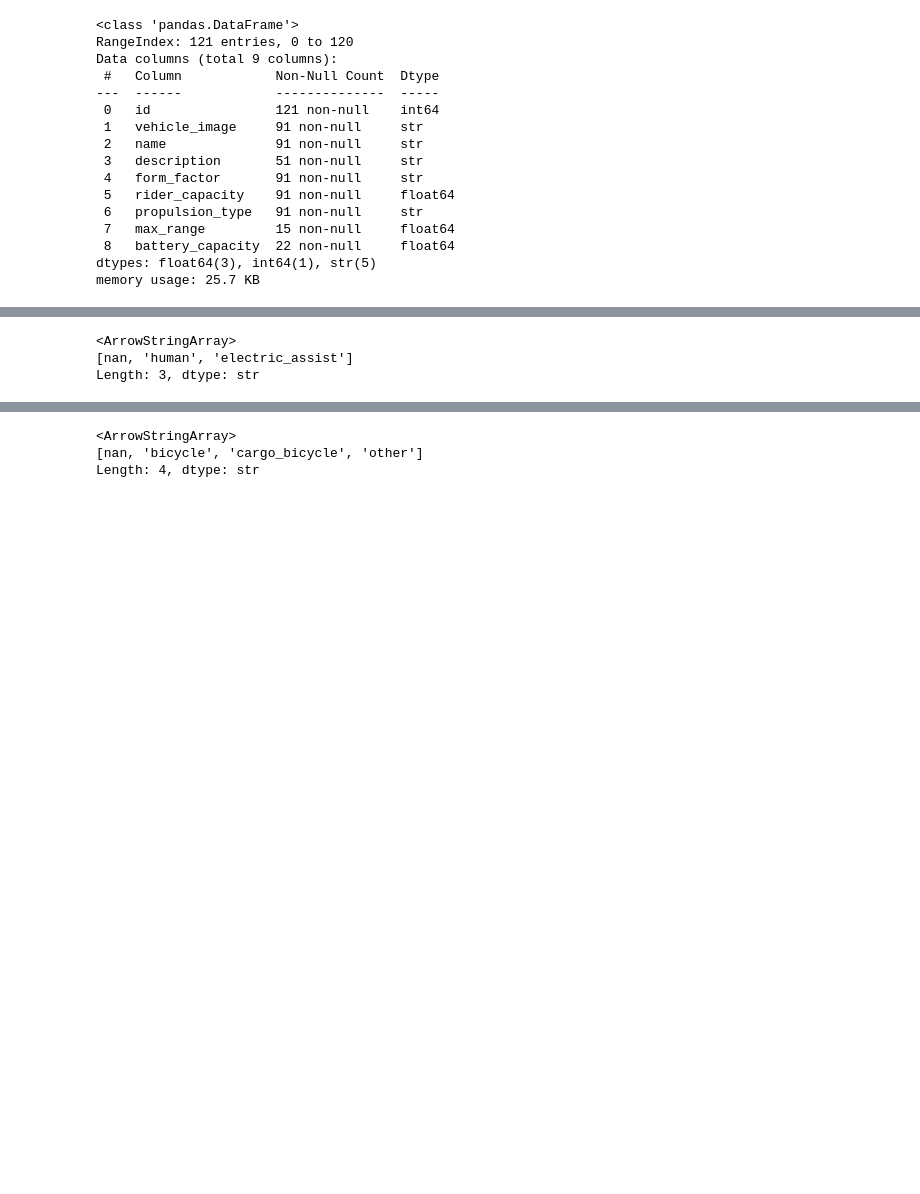
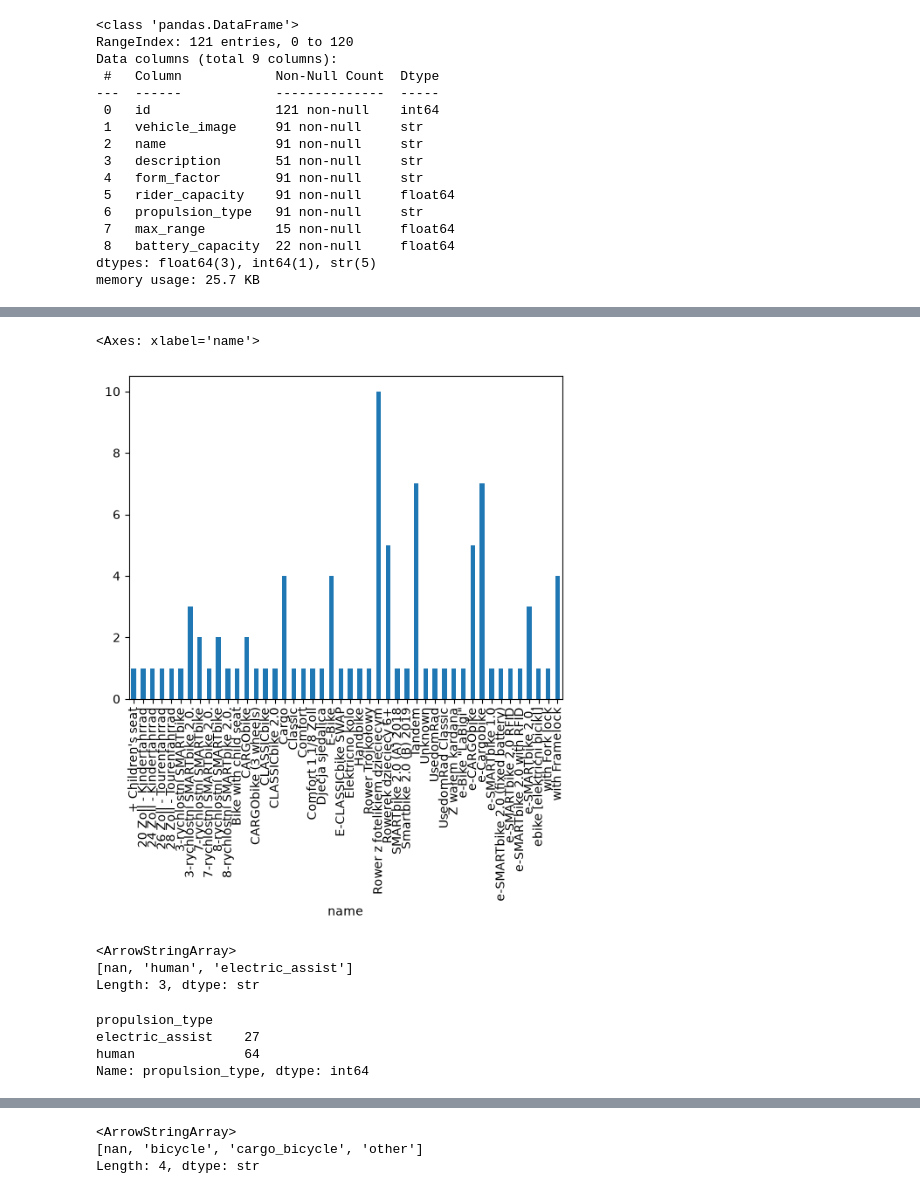
Before and after one commit to Memeel/ML_Challenge, a Jupyter notebook: notebook/challenge.ipynb, the cells around one changed output, grey strips where cells are left out. Saved outputs shown, nothing was run; the diff lists cells and outputs as text; code cells hidden in the pictures; blank space fills up the shorter version.

Commit message:
feat bikes types analyzed

```diff
--- a/notebook/challenge.ipynb
+++ b/notebook/challenge.ipynb
@@ -60,6 +77,19 @@ Length: 47, dtype: str
+# %%
+df_bike_types.groupby('name')["name"].count().plot(kind="bar")
+# %% [output]
+<Axes: xlabel='name'>
+[figure, added]
 # %%
 df_bike_types["propulsion_type"].unique()
 # %% [output]
 <ArrowStringArray>
 [nan, 'human', 'electric_assist']
 Length: 3, dtype: str
+# %%
+propulsion = df_bike_types.groupby('propulsion_type')["propulsion_type"].count()
+propulsion
+# %% [output]
+propulsion_type
+electric_assist    27
+human              64
+Name: propulsion_type, dtype: int64
```
Also changed, not shown: parts of 12 cells of this notebook.
